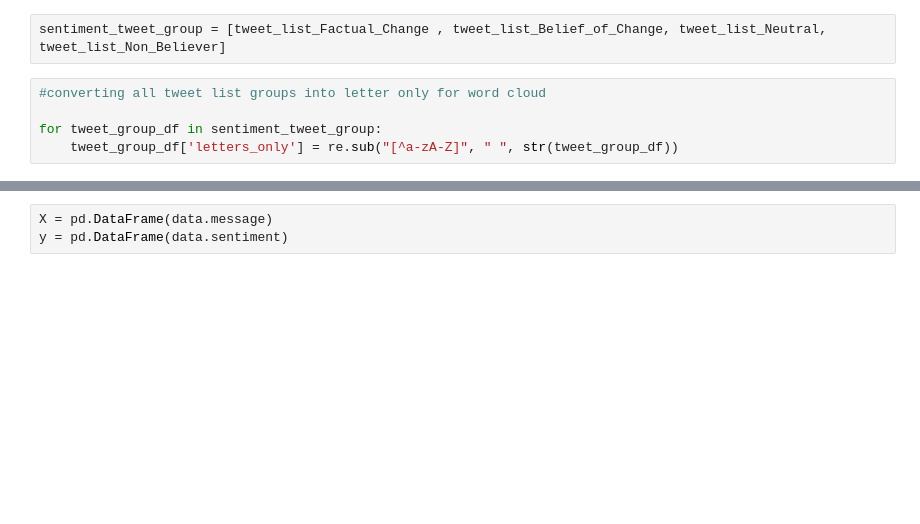
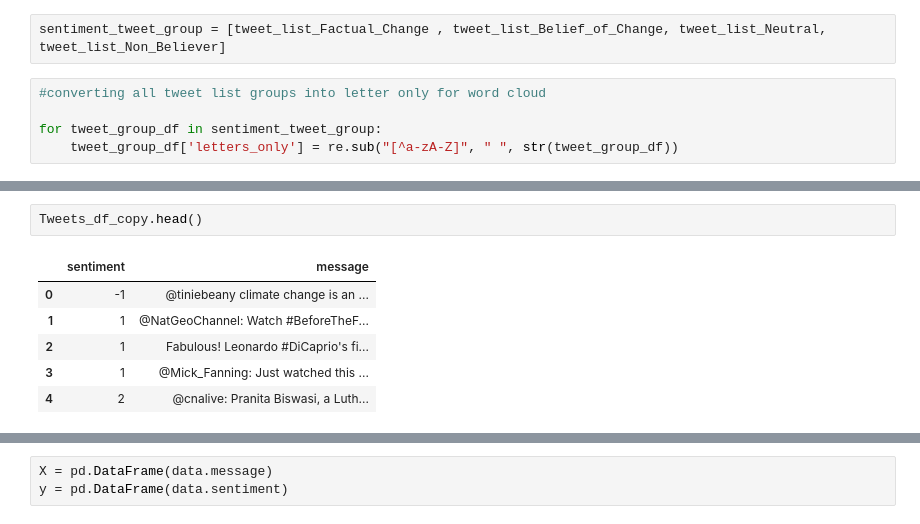
Before and after one commit to Sarang-Pramode/AML-Project, a Jupyter notebook: AML_project.ipynb, the cells around one changed output, grey strips where cells are left out. Drawn from its saved outputs; the diff is of its cells as text; blank space fills up the shorter version.

```diff
--- a/AML_project.ipynb
+++ b/AML_project.ipynb
@@ -144,0 +168,9 @@ for tweet_group_df in sentiment_tweet_group:
+# %%
+Tweets_df_copy.head()
+# %% [output]
+|  | sentiment | message |
+| 0 | -1 | @tiniebeany climate change is an ... |
+| 1 | 1 | @NatGeoChannel: Watch #BeforeTheF... |
+| 2 | 1 | Fabulous! Leonardo #DiCaprio's fi... |
+| 3 | 1 | @Mick_Fanning: Just watched this ... |
+| 4 | 2 | @cnalive: Pranita Biswasi, a Luth... |
```
Also changed, not shown: parts of 15 cells of this notebook.
